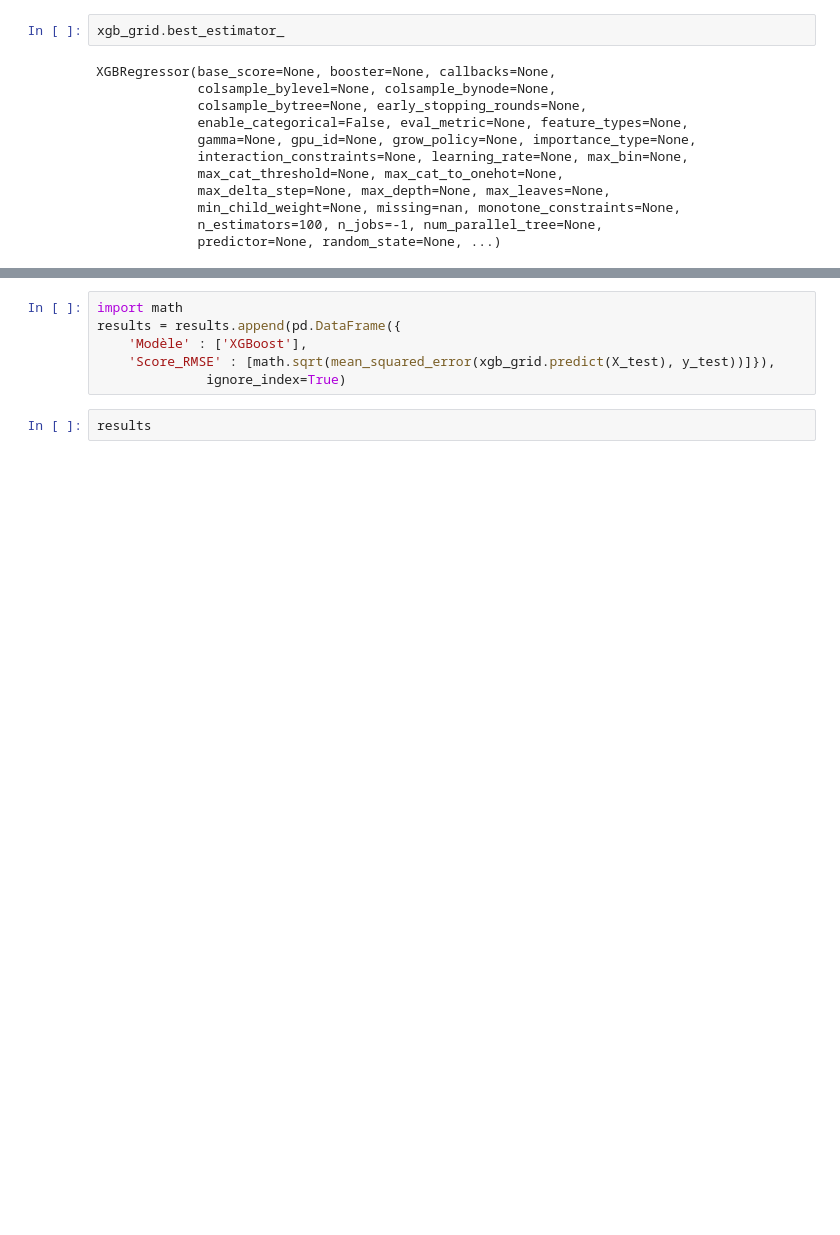
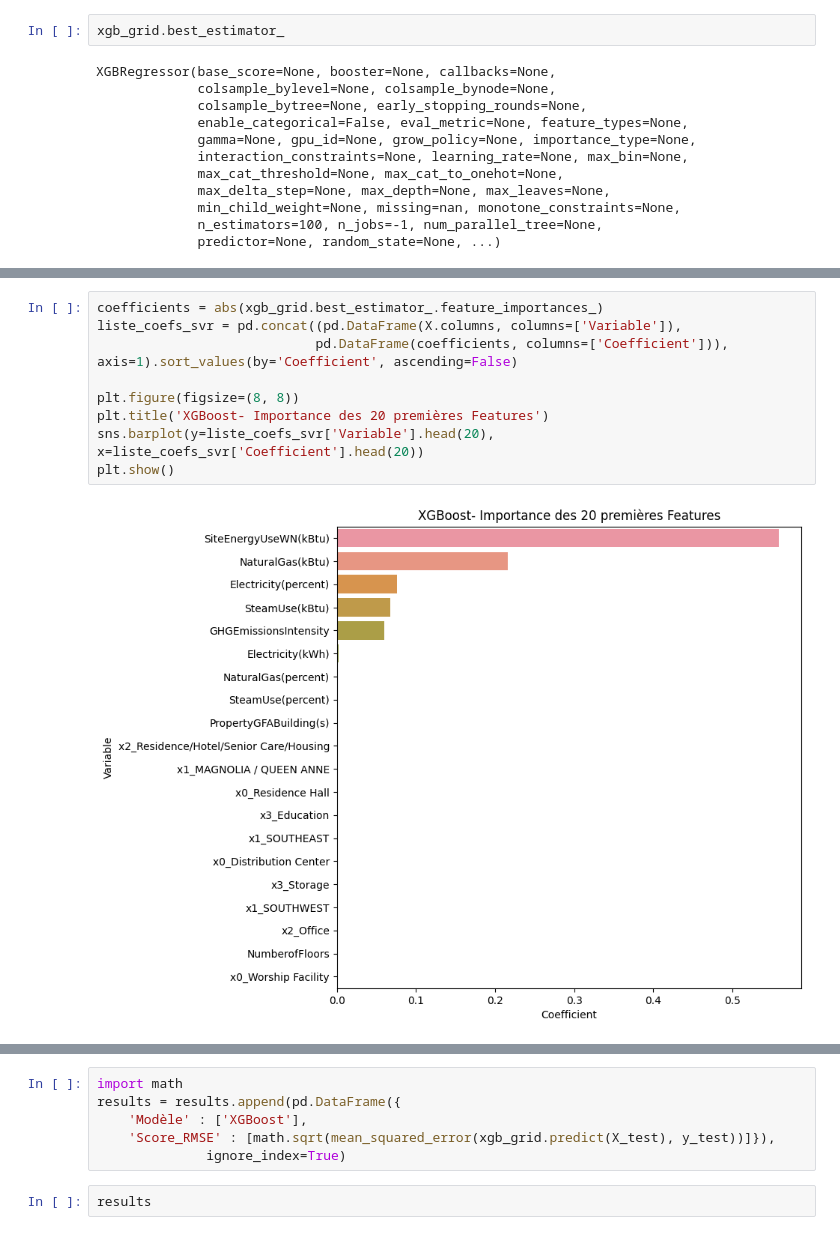
Before and after one commit to wdavid93/OpenClassRoom, a Jupyter notebook: Projet_4/Modele_final_TotalGHGEmissions_v2.ipynb, the cells around one changed output, grey strips where cells are left out. Saved outputs shown, nothing was run; the diff lists cells and outputs as text; blank space fills up the shorter version.

```diff
--- a/Projet_4/Modele_final_TotalGHGEmissions_v2.ipynb
+++ b/Projet_4/Modele_final_TotalGHGEmissions_v2.ipynb
@@ -876,0 +949,11 @@ array([6.5366291e-03, 7.3878895e-03, 2.6818942e-03, 4.8650312e-03,
+# %%
+coefficients = abs(xgb_grid.best_estimator_.feature_importances_)
+liste_coefs_svr = pd.concat((pd.DataFrame(X.columns, columns=['Variable']),
+                            pd.DataFrame(coefficients, columns=['Coefficient'])), axis=1).sort_values(by='Coefficient', ascending=False)
+
+plt.figure(figsize=(8, 8))
+plt.title('XGBoost- Importance des 20 premières Features')
+sns.barplot(y=liste_coefs_svr['Variable'].head(20), x=liste_coefs_svr['Coefficient'].head(20))
+plt.show()
+# %% [output]
+[figure, added]
```
Also changed, not shown: parts of 69 cells of this notebook, 12 other files.
